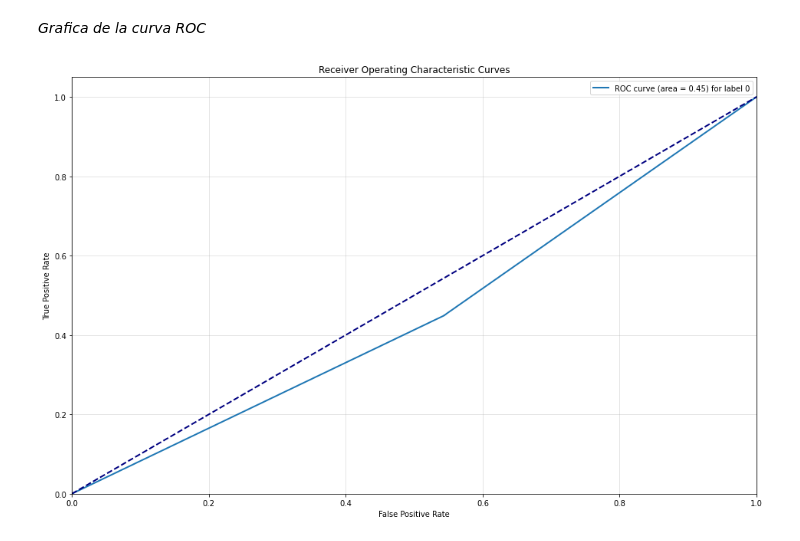
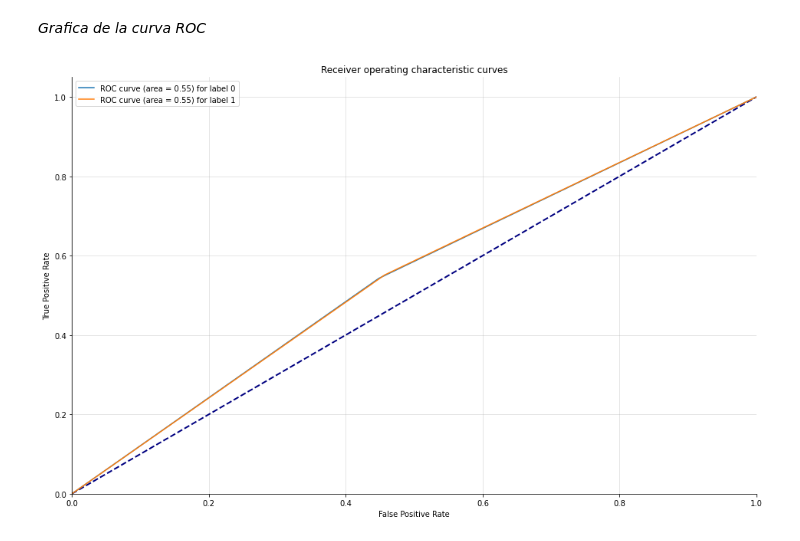
Before and after one commit to dianaxime/SDS-Proyecto2, a Jupyter notebook: Modelo 1.ipynb, the cells around one changed output. Saved outputs shown, nothing was run; the diff lists cells and outputs as text; code cells hidden in the pictures.

```diff
--- a/Modelo 1.ipynb
+++ b/Modelo 1.ipynb
@@ -220,26 +186,0 @@ y_score = clf.predict_proba(X_test)
-# %%
-#Binarize the output
-from sklearn.preprocessing import label_binarize
-y_test_bin = label_binarize(y_test, classes=[0, 1])
-n_classes = y_test_bin.shape[1]
-# %%
-plt.rcParams['figure.figsize'] = (16, 10)
-fpr = dict()
-tpr = dict()
-roc_auc = dict()
-
-for i in range(n_classes):
-  fpr[i], tpr[i], _ = metrics.roc_curve(y_test_bin[:, i], y_score[:, i])
-  plt.plot(fpr[i], tpr[i], lw=2, label='ROC curve (area = %0.2f) for label %i' % (metrics.auc(fpr[i], tpr[i]), i))
-
-plt.plot([0, 1], [0, 1], color='navy', lw=2, linestyle='--')
-plt.xlim([0.0, 1.0])
-plt.ylim([0.0, 1.05])
-plt.legend(loc="best")
-plt.grid(alpha=.4)
-plt.xlabel('False Positive Rate')
-plt.ylabel('True Positive Rate')
-plt.title('Receiver Operating Characteristic Curves')
-plt.show()
-# %% [output]
-[figure, removed]
@@ -245,0 +217,4 @@ plt.show()
+# %%
+plot_multiclass_roc(clf, X_test, y_test, n_classes=2, figsize=(16, 10))
+# %% [output]
+[figure, added]
```
Also changed, not shown: parts of 3 cells of this notebook, 2 other files.
